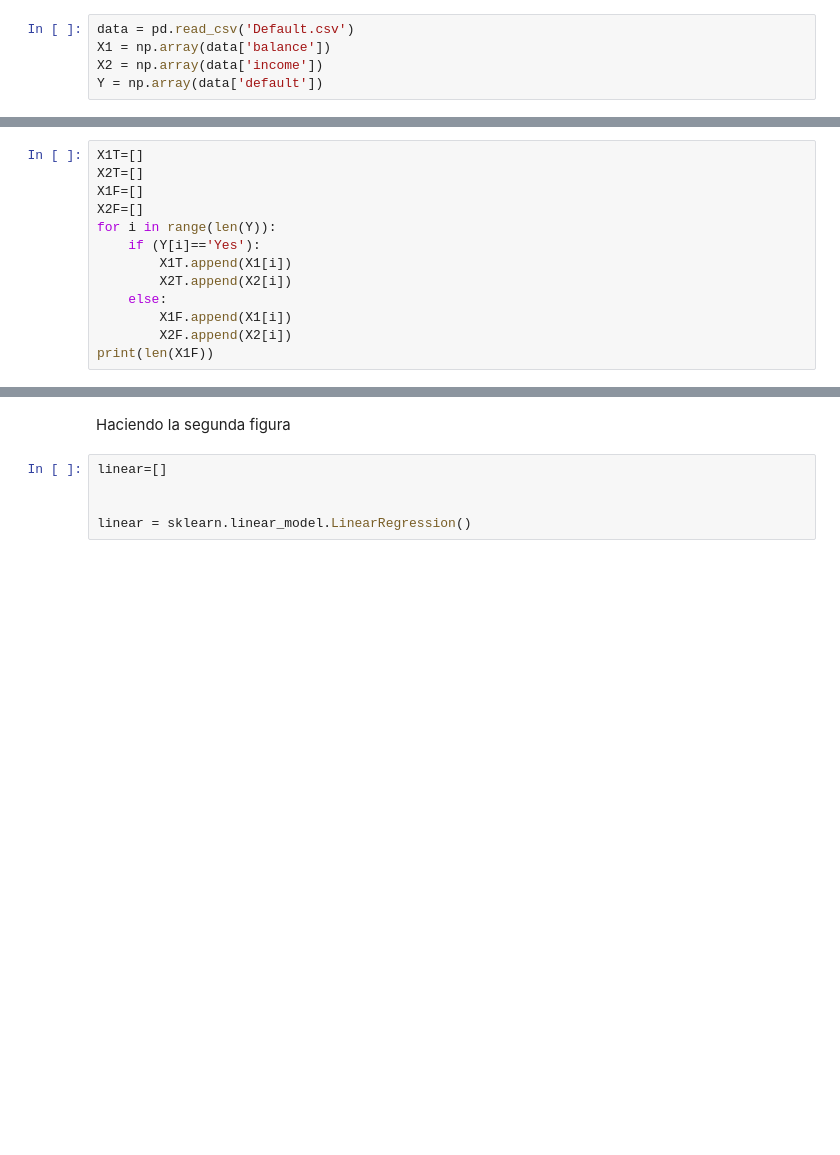
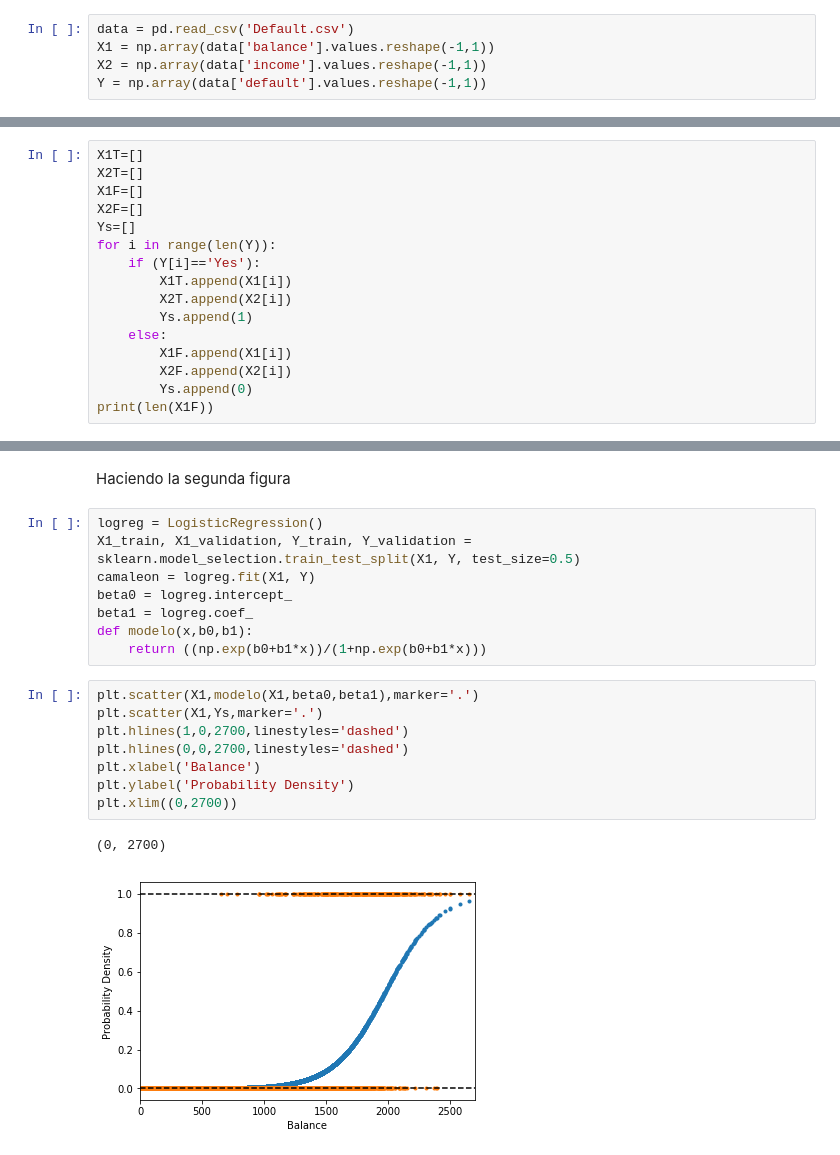
Before and after one commit to YvanDavidHerChar/MetodosComputacionalesAvanzados, a Jupyter notebook: RecetasYvanescas/Tarea3.ipynb, the cells around one changed output, grey strips where cells are left out. Saved outputs shown, nothing was run; the diff lists cells and outputs as text; blank space fills up the shorter version.

```diff
--- a/RecetasYvanescas/Tarea3.ipynb
+++ b/RecetasYvanescas/Tarea3.ipynb
@@ -9,9 +9,9 @@ from sklearn.linear_model import LogisticRegression
 %matplotlib inline
 # %%
 data = pd.read_csv('Default.csv')
-X1 = np.array(data['balance'])
-X2 = np.array(data['income'])
-Y = np.array(data['default'])
+X1 = np.array(data['balance'].values.reshape(-1,1))
+X2 = np.array(data['income'].values.reshape(-1,1))
+Y = np.array(data['default'].values.reshape(-1,1))
 # %% [markdown]
 Haciendo la primera figura
 # %%
@@ -19,13 +19,16 @@ X1T=[]
 X2T=[]
 X1F=[]
 X2F=[]
+Ys=[]
 for i in range(len(Y)):
     if (Y[i]=='Yes'):
         X1T.append(X1[i])
         X2T.append(X2[i])
+        Ys.append(1)
     else:
         X1F.append(X1[i])
         X2F.append(X2[i])
+        Ys.append(0)
 print(len(X1F))
 # %% [output]
 9667
@@ -57,8 +60,22 @@ for patch, color in zip(b2['boxes'], colors):
 [figure]
 # %% [markdown]
 Haciendo la segunda figura
-# %%
-linear=[]
-
-
-linear = sklearn.linear_model.LinearRegression()
+# %%
+logreg = LogisticRegression()
+X1_train, X1_validation, Y_train, Y_validation = sklearn.model_selection.train_test_split(X1, Y, test_size=0.5)
+camaleon = logreg.fit(X1, Y)
+beta0 = logreg.intercept_
+beta1 = logreg.coef_
+def modelo(x,b0,b1):
+    return ((np.exp(b0+b1*x))/(1+np.exp(b0+b1*x)))
+# %%
+plt.scatter(X1,modelo(X1,beta0,beta1),marker='.')
+plt.scatter(X1,Ys,marker='.')
+plt.hlines(1,0,2700,linestyles='dashed')
+plt.hlines(0,0,2700,linestyles='dashed')
+plt.xlabel('Balance')
+plt.ylabel('Probability Density')
+plt.xlim((0,2700))
+# %% [output]
+(0, 2700)
+[figure, added]
```
Also changed, not shown: parts of 1 cell of this notebook.
